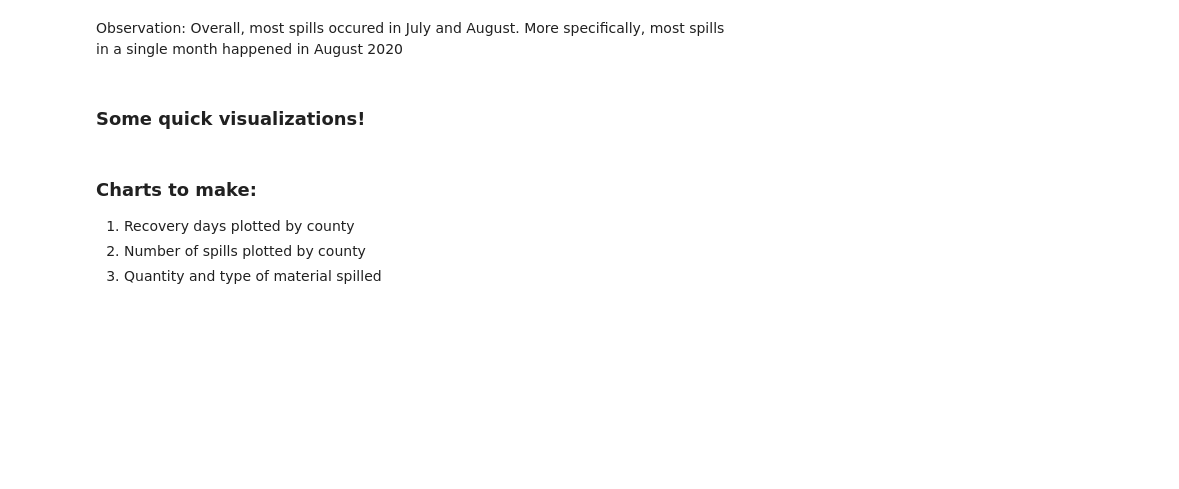
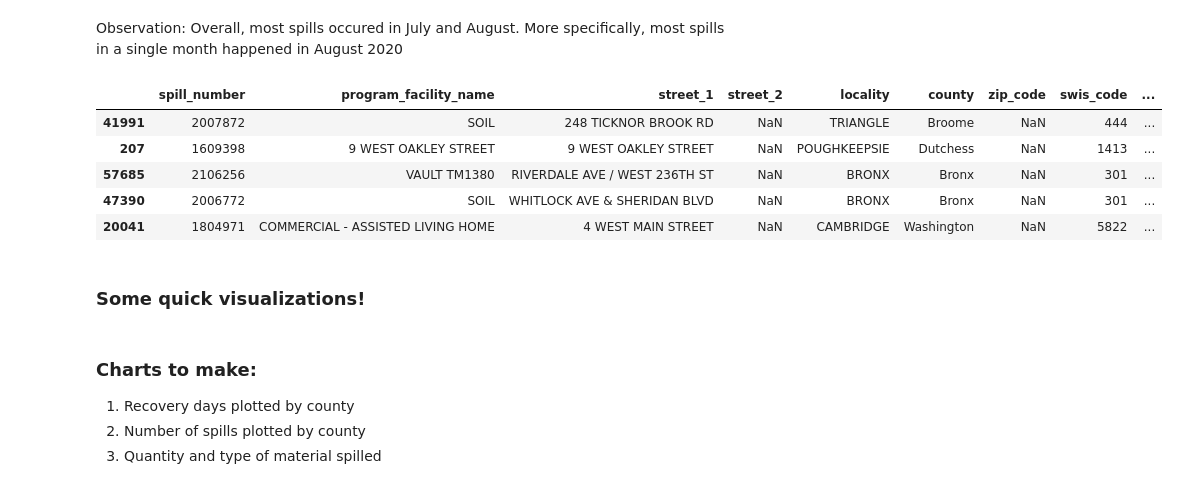
Before and after one commit to areenaarora/ny-spills, a Jupyter notebook: spill-data-five-years.ipynb, the cells around one changed output. Saved outputs shown, nothing was run; the diff lists cells and outputs as text; code cells hidden in the pictures; blank space fills up the shorter version.

```diff
--- a/spill-data-five-years.ipynb
+++ b/spill-data-five-years.ipynb
@@ -151,5 +229,14 @@ df.resample('M', on='spill_date').size().sort_values(ascending=False).head(5)
 # %% [markdown]
 Observation: Overall, most spills occured in July and August. More specifically, most spills in a single month happened in August 2020
+# %%
+df.loc[df.contributing_factor == 'Deliberate'].sort_values(by='quantity', ascending=False).head(5)
+# %% [output]
+|  | spill_number | program_facility_name | street_1 | street_2 | locality | county | zip_code | swis_code | ... |
+| 41991 | 2007872 | SOIL | 248 TICKNOR BROOK RD | NaN | TRIANGLE | Broome | NaN | 444 | ... |
+| 207 | 1609398 | 9 WEST OAKLEY STREET | 9 WEST OAKLEY STREET | NaN | POUGHKEEPSIE | Dutchess | NaN | 1413 | ... |
+| 57685 | 2106256 | VAULT TM1380 | RIVERDALE AVE / WEST 236TH ST | NaN | BRONX | Bronx | NaN | 301 | ... |
+| 47390 | 2006772 | SOIL | WHITLOCK AVE & SHERIDAN BLVD | NaN | BRONX | Bronx | NaN | 301 | ... |
+| 20041 | 1804971 | COMMERCIAL - ASSISTED LIVING HOME | 4 WEST MAIN STREET | NaN | CAMBRIDGE | Washington | NaN | 5822 | ... |
 # %% [markdown]
 ### Some quick visualizations!
 # %% [markdown]
```
Also changed, not shown: parts of 19 cells of this notebook, 2 other files.
